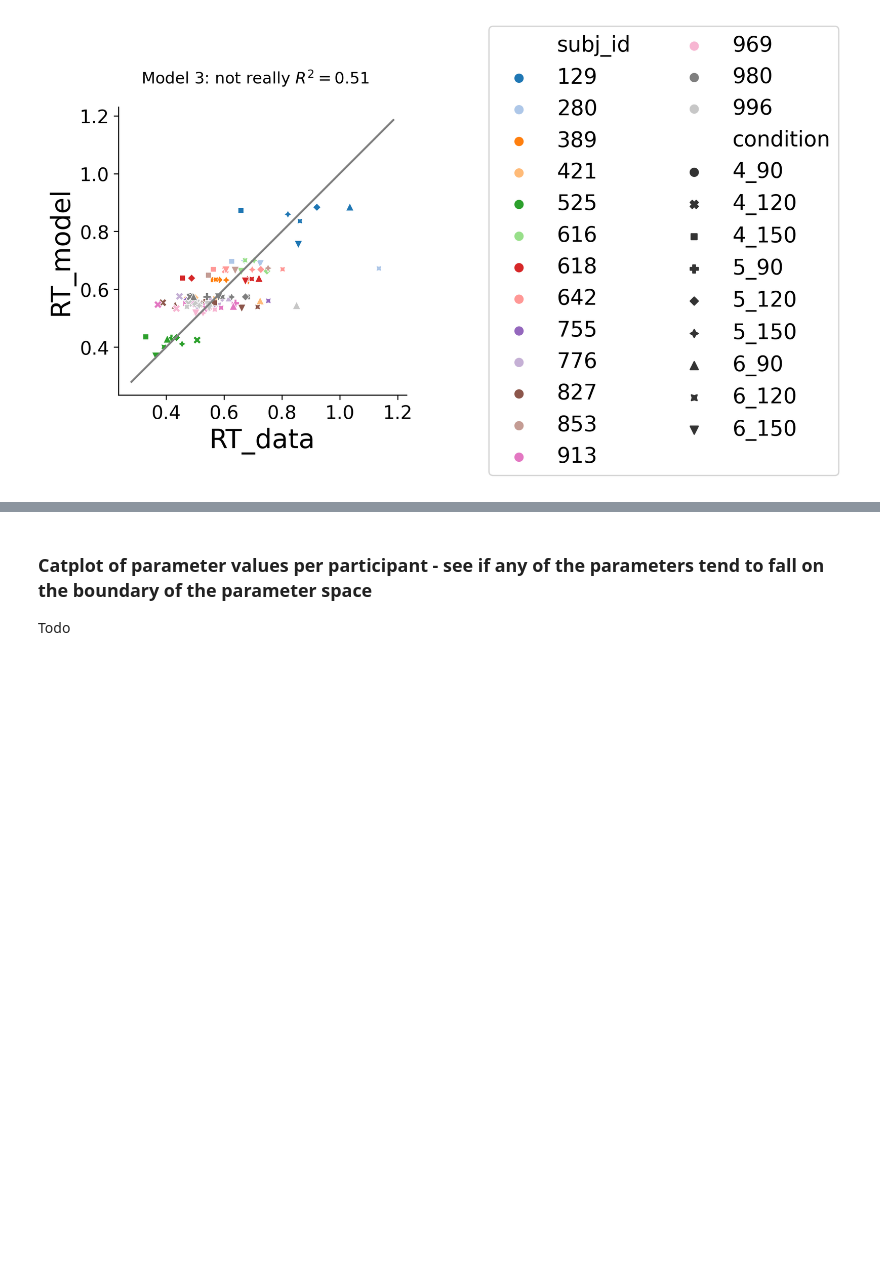
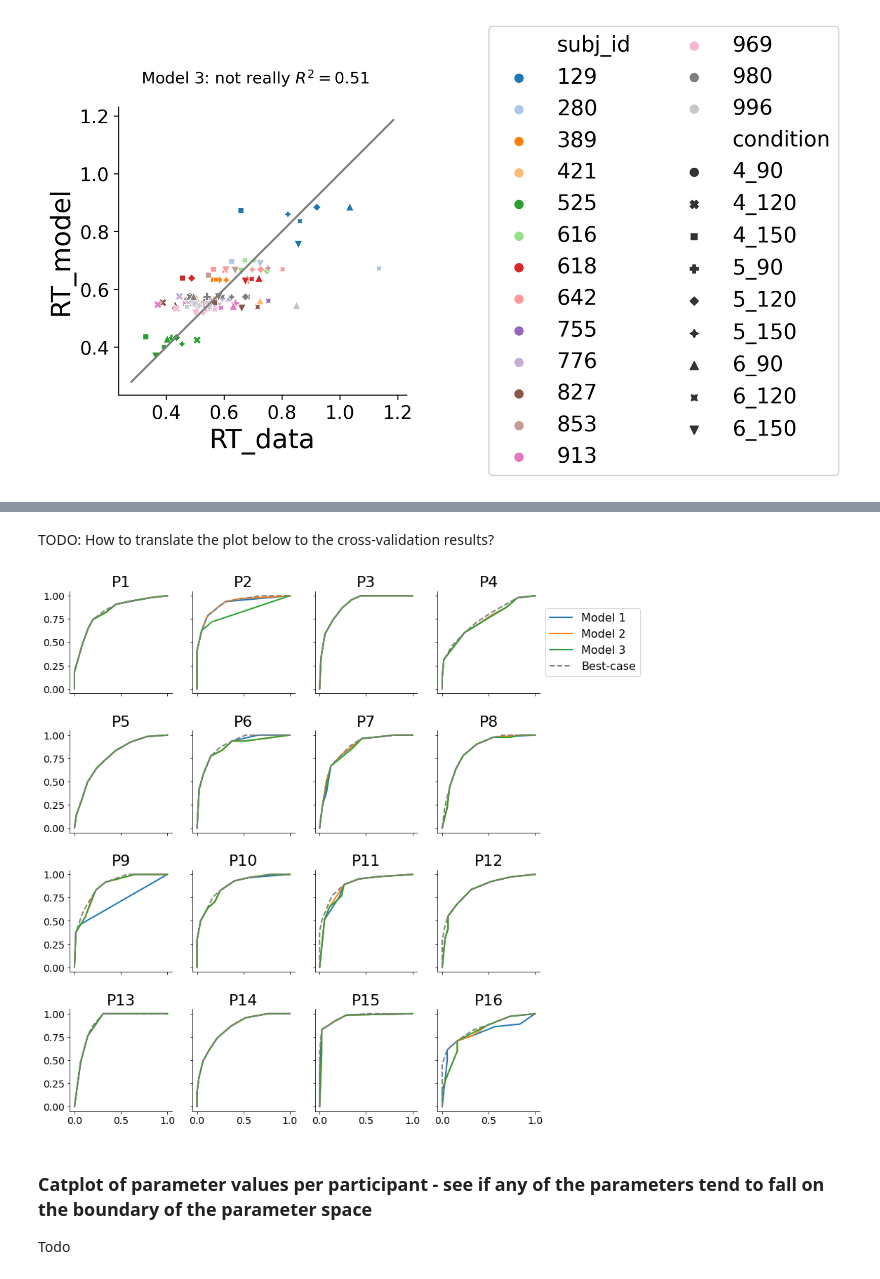
Before and after one commit to cherepaha/evidence_accumulation_in_gap_acceptance, a Jupyter notebook: data_and_model_analysis/model_selection.ipynb, the cells around one changed output, grey strips where cells are left out. Saved outputs shown, nothing was run; the diff lists cells and outputs as text; code cells hidden in the pictures; blank space fills up the shorter version.

```diff
--- a/data_and_model_analysis/model_selection.ipynb
+++ b/data_and_model_analysis/model_selection.ipynb
@@ -85,3 +126,24 @@ for model_no in [1,2,3]:
+# %% [markdown]
+TODO: How to translate the plot below to the cross-validation results?
+# %%
+subjects = exp_measures.subj_id.unique()
+
+fig, axes = plt.subplots(4, 4, figsize=(12,14), sharex=True, sharey=True)
+
+for subj_id, subj_idx, ax in zip(subjects, range(len(subjects)), axes.flatten()):
+    ax.set_aspect("equal")
+    for model_no in [1, 2, 3]:
+        model_roc = get_roc_curve(data_means, exp_measures, subj_id, model_no=model_no)
+        ax.plot(model_roc[0], model_roc[1], label="Model %i" % model_no)
+
+    best_case_roc = get_roc_curve(data_means, exp_measures, subj_id, model_no="best_case")
+    ax.plot(best_case_roc[0], best_case_roc[1], label="Best-case", ls="--", color="grey")
+
+    ax.set_title("P%i" % (subj_idx+1))
+    if subj_idx == 3:
+        ax.legend(loc='center left', bbox_to_anchor=(1, 0.5))
+# %% [output]
+[figure, added]
 # %% [markdown]
 ### Catplot of parameter values per participant - see if any of the parameters tend to fall on the boundary of the parameter space
 
```
Also changed, not shown: parts of 6 cells of this notebook, 3 other files.
